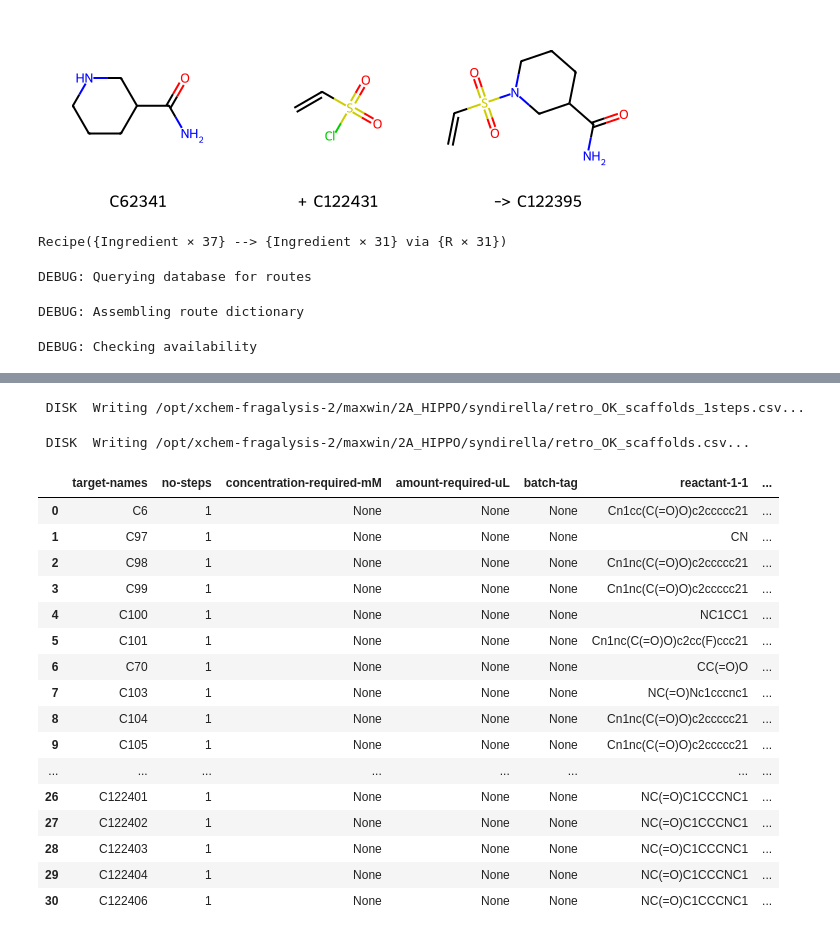
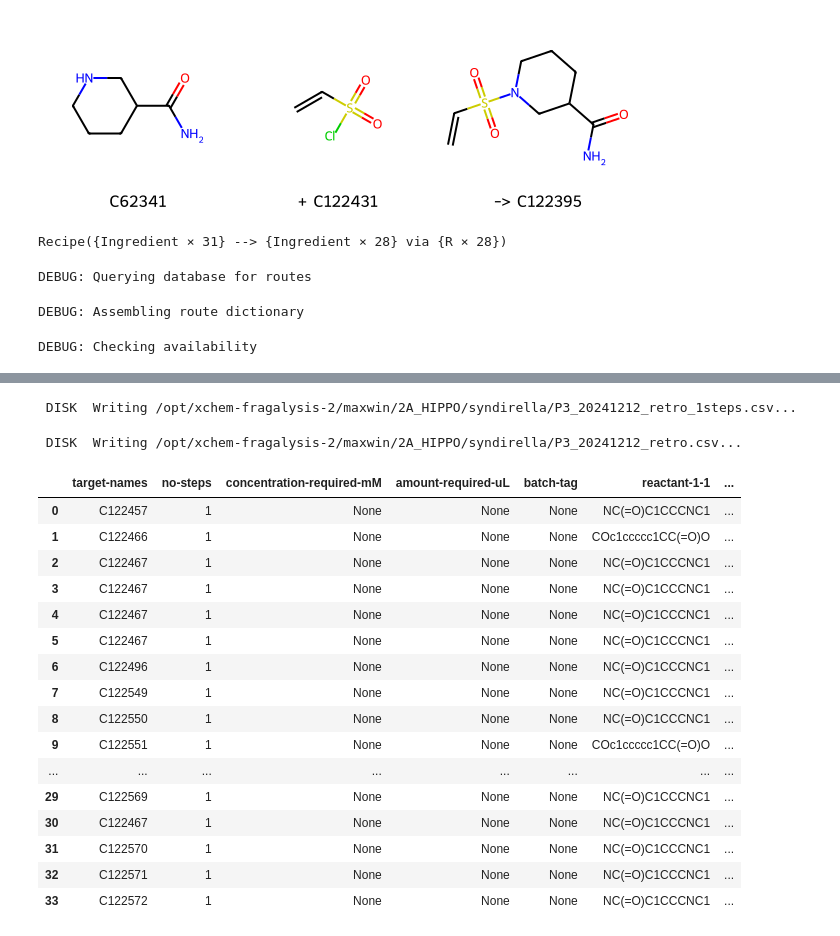
Before and after one commit to mwinokan/2A_HIPPO, a Jupyter notebook: syndirella/load_retro.ipynb, the cells around one changed output, grey strips where cells are left out. Saved outputs shown, nothing was run; the diff lists cells and outputs as text; code cells hidden in the pictures.

Commit message:
retro

```diff
--- a/syndirella/load_retro.ipynb
+++ b/syndirella/load_retro.ipynb
@@ -26,6 +26,13 @@ animal.db.execute("DELETE FROM component")
 <sqlite3.Cursor at 0x...>
 # %%
 %%time
-for path in mrich.track(list(Path(".").glob("*/justretroquery_*_syndirella_input.pkl.gz"))):
+
+paths = [
+    # "P3_20241209/justretroquery_P3_20241209_syndirella_input.pkl.gz",
+    # "P3_20241211/justretroquery_P3_20241211_syndirella_input.pkl.gz",
+    "P3_20241212/justretroquery_P3_20241212_syndirella_input.pkl.gz",
+]
+
+for path in paths:
     animal.add_syndirella_routes(path, check_chemistry=False)
 # %% [output]
@@ -53,5 +56,5 @@ animal.db.count(table='route')
 # %%
-rs = animal.db.select(table='route', query='route_product', multiple=True)
+rs = animal.db.select_where(table='route', query='route_product', key="route_id >= 98", multiple=True)
 rs = set([r for r, in rs])
 products = animal.compounds[rs]
 products
@@ -92,34 +94,36 @@ animal.reactions[120412].draw()
 # %% [output]
 [figure]
 # %%
-chosen = recipe[1]
+# chosen = recipe[1] # 20241209
+chosen = recipe[0] # 20241211
+chosen = recipe[0] # 20241212
 chosen
 # %% [output]
-Recipe({Ingredient × 37} --> {Ingredient × 31} via {R × 31})
+Recipe({Ingredient × 31} --> {Ingredient × 28} via {R × 28})
 # %%
-chosen.write_CAR_csv("retro_OK_scaffolds.csv")
+chosen.write_CAR_csv("P3_20241212_retro.csv")
 # %% [output]
 DEBUG: Querying database for routes
 DEBUG: Assembling route dictionary
 DEBUG: Checking availability
 [interactive output not drawn]
 [interactive output not drawn]
- DISK  Writing /opt/xchem-fragalysis-2/maxwin/2A_HIPPO/syndirella/retro_OK_scaffolds_1steps.csv...
+ DISK  Writing /opt/xchem-fragalysis-2/maxwin/2A_HIPPO/syndirella/P3_20241212_retro_1steps.csv...
- DISK  Writing /opt/xchem-fragalysis-2/maxwin/2A_HIPPO/syndirella/retro_OK_scaffolds.csv...
+ DISK  Writing /opt/xchem-fragalysis-2/maxwin/2A_HIPPO/syndirella/P3_20241212_retro.csv...
 |  | target-names | no-steps | concentration-required-mM | amount-required-uL | batch-tag | reactant-1-1 | ... |
-| 0 | C6 | 1 | None | None | None | Cn1cc(C(=O)O)c2ccccc21 | ... |
-| 1 | C97 | 1 | None | None | None | CN | ... |
-| 2 | C98 | 1 | None | None | None | Cn1nc(C(=O)O)c2ccccc21 | ... |
-| 3 | C99 | 1 | None | None | None | Cn1nc(C(=O)O)c2ccccc21 | ... |
-| 4 | C100 | 1 | None | None | None | NC1CC1 | ... |
-| 5 | C101 | 1 | None | None | None | Cn1nc(C(=O)O)c2cc(F)ccc21 | ... |
-| 6 | C70 | 1 | None | None | None | CC(=O)O | ... |
-| 7 | C103 | 1 | None | None | None | NC(=O)Nc1cccnc1 | ... |
-| 8 | C104 | 1 | None | None | None | Cn1nc(C(=O)O)c2ccccc21 | ... |
-| 9 | C105 | 1 | None | None | None | Cn1nc(C(=O)O)c2ccccc21 | ... |
+| 0 | C122457 | 1 | None | None | None | NC(=O)C1CCCNC1 | ... |
+| 1 | C122466 | 1 | None | None | None | COc1ccccc1CC(=O)O | ... |
+| 2 | C122467 | 1 | None | None | None | NC(=O)C1CCCNC1 | ... |
+| 3 | C122467 | 1 | None | None | None | NC(=O)C1CCCNC1 | ... |
+| 4 | C122467 | 1 | None | None | None | NC(=O)C1CCCNC1 | ... |
+| 5 | C122467 | 1 | None | None | None | NC(=O)C1CCCNC1 | ... |
+| 6 | C122496 | 1 | None | None | None | NC(=O)C1CCCNC1 | ... |
+| 7 | C122549 | 1 | None | None | None | NC(=O)C1CCCNC1 | ... |
+| 8 | C122550 | 1 | None | None | None | NC(=O)C1CCCNC1 | ... |
+| 9 | C122551 | 1 | None | None | None | COc1ccccc1CC(=O)O | ... |
 | ... | ... | ... | ... | ... | ... | ... | ... |
-| 26 | C122401 | 1 | None | None | None | NC(=O)C1CCCNC1 | ... |
-| 27 | C122402 | 1 | None | None | None | NC(=O)C1CCCNC1 | ... |
-| 28 | C122403 | 1 | None | None | None | NC(=O)C1CCCNC1 | ... |
-| 29 | C122404 | 1 | None | None | None | NC(=O)C1CCCNC1 | ... |
-| 30 | C122406 | 1 | None | None | None | NC(=O)C1CCCNC1 | ... |
+| 29 | C122569 | 1 | None | None | None | NC(=O)C1CCCNC1 | ... |
+| 30 | C122467 | 1 | None | None | None | NC(=O)C1CCCNC1 | ... |
+| 31 | C122570 | 1 | None | None | None | NC(=O)C1CCCNC1 | ... |
+| 32 | C122571 | 1 | None | None | None | NC(=O)C1CCCNC1 | ... |
+| 33 | C122572 | 1 | None | None | None | NC(=O)C1CCCNC1 | ... |
```
Also changed, not shown: parts of 8 cells of this notebook, 4 other files.
